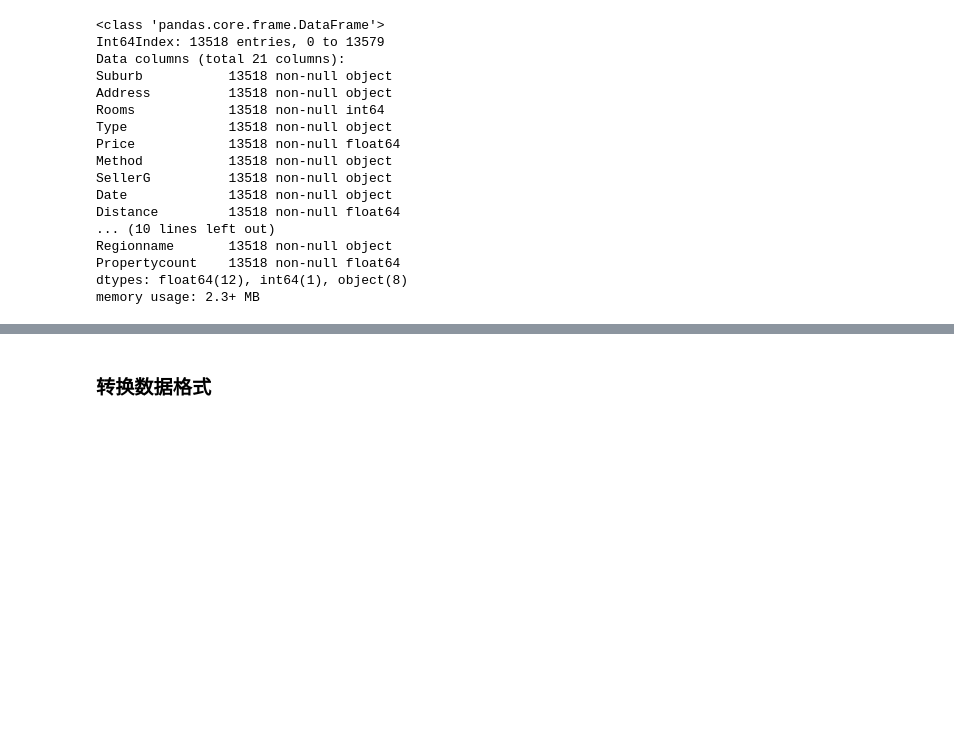
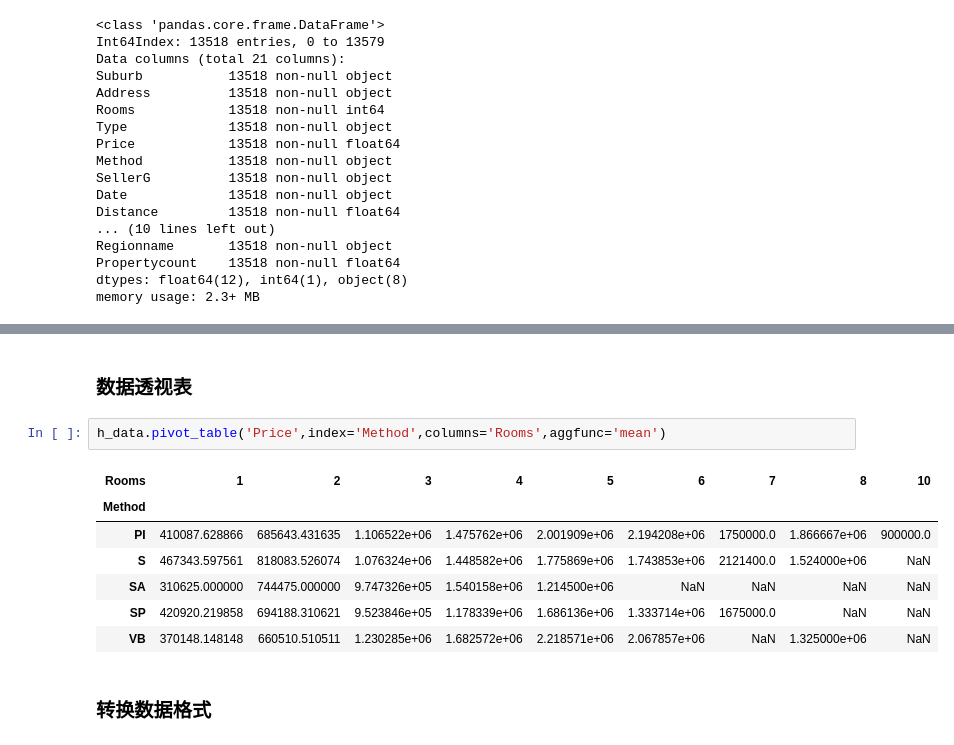
Before and after one commit to Rickiegg/mysql_learning, a Jupyter notebook: analysis_toolkit.ipynb, the cells around one changed output, grey strips where cells are left out. Cells and saved outputs as stored; diff of their text form; blank space fills up the shorter version.

```diff
--- a/analysis_toolkit.ipynb
+++ b/analysis_toolkit.ipynb
@@ -152,3 +193,15 @@ Name: Distance, Length: 202, dtype: int64
+# %% [markdown]
+### 数据透视表
+# %%
+h_data.pivot_table('Price',index='Method',columns='Rooms',aggfunc='mean')
+# %% [output]
+| Rooms | 1 | 2 | 3 | 4 | 5 | 6 | 7 | 8 | 10 |
+| Method |  |  |  |  |  |  |  |  |  |
+| PI | 410087.628866 | 685643.431635 | 1.106522e+06 | 1.475762e+06 | 2.001909e+06 | 2.194208e+06 | 1750000.0 | 1.866667e+06 | 900000.0 |
+| S | 467343.597561 | 818083.526074 | 1.076324e+06 | 1.448582e+06 | 1.775869e+06 | 1.743853e+06 | 2121400.0 | 1.524000e+06 | NaN |
+| SA | 310625.000000 | 744475.000000 | 9.747326e+05 | 1.540158e+06 | 1.214500e+06 | NaN | NaN | NaN | NaN |
+| SP | 420920.219858 | 694188.310621 | 9.523846e+05 | 1.178339e+06 | 1.686136e+06 | 1.333714e+06 | 1675000.0 | NaN | NaN |
+| VB | 370148.148148 | 660510.510511 | 1.230285e+06 | 1.682572e+06 | 2.218571e+06 | 2.067857e+06 | NaN | 1.325000e+06 | NaN |
 # %% [markdown]
 ### 转换数据格式
 # %%
```
Also changed, not shown: parts of 4 cells of this notebook.
